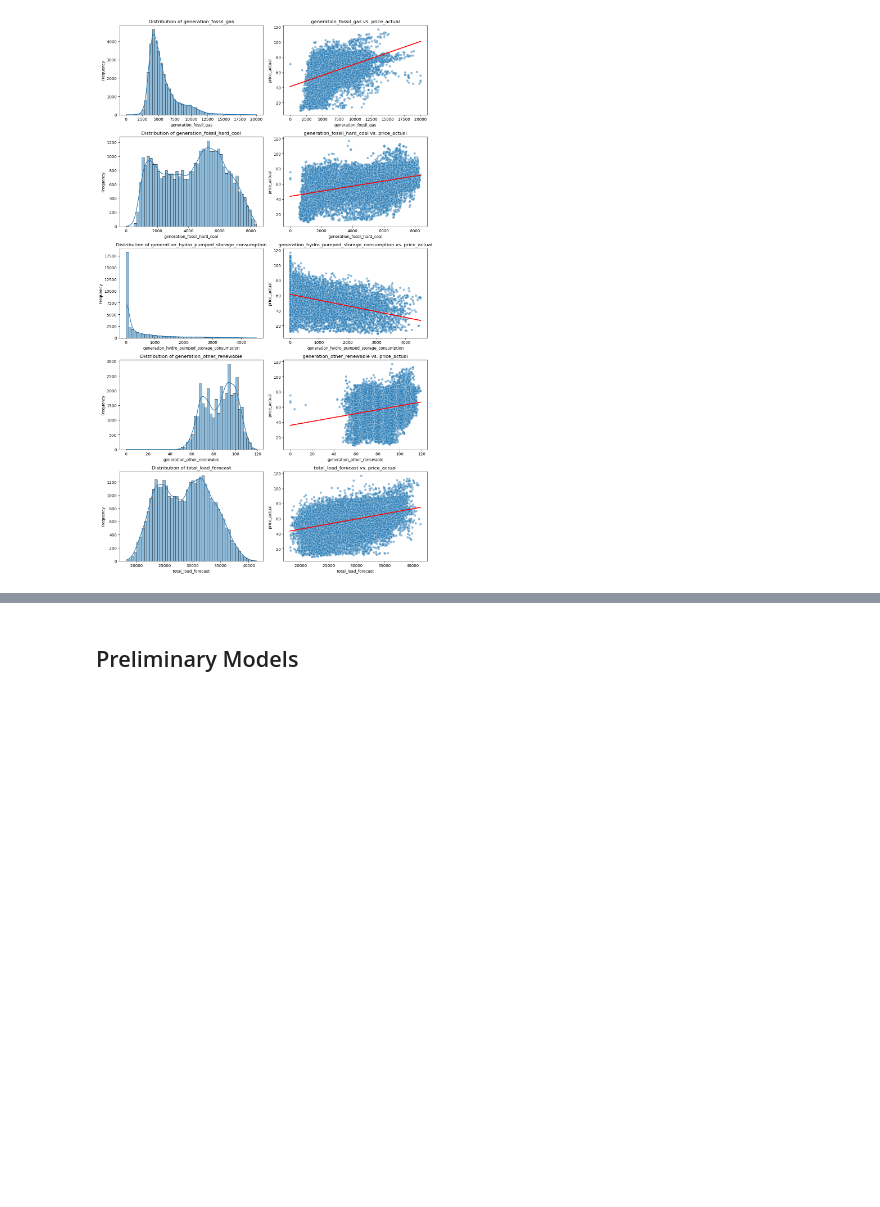
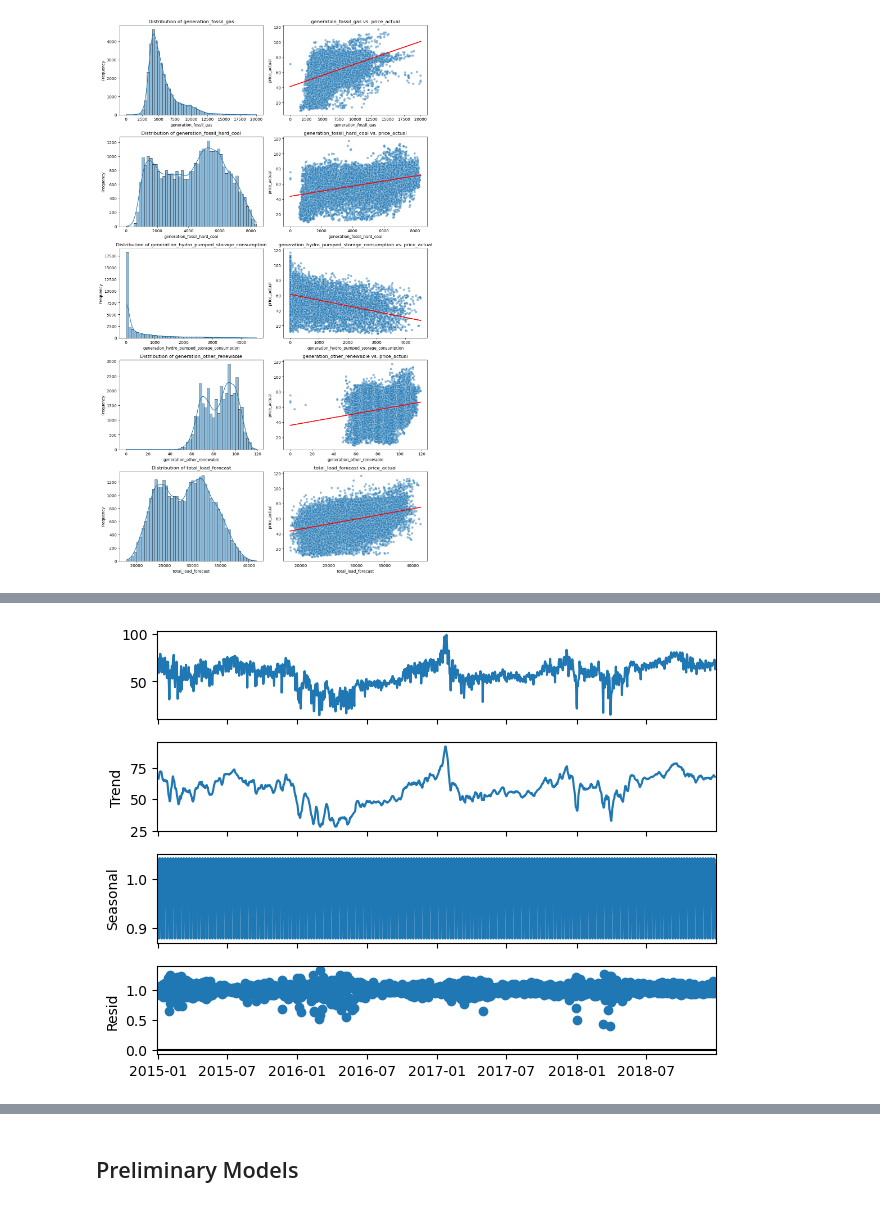
Before and after one commit to MattHendo/Time-Series-Energy-Markets, a Jupyter notebook: Time_Series_Energy_Markets.ipynb, the cells around one changed output, grey strips where cells are left out. Cells and saved outputs as stored; diff of their text form; code cells hidden in the pictures; blank space fills up the shorter version.

```diff
--- a/Time_Series_Energy_Markets.ipynb
+++ b/Time_Series_Energy_Markets.ipynb
@@ -386,0 +419,5 @@ plt.show()
+# %%
+seasonal_decompose(daily_data, model='multiplative').plot()
+plt.show()
+# %% [output]
+[figure, added]
```
Also changed, not shown: parts of 13 cells of this notebook.
